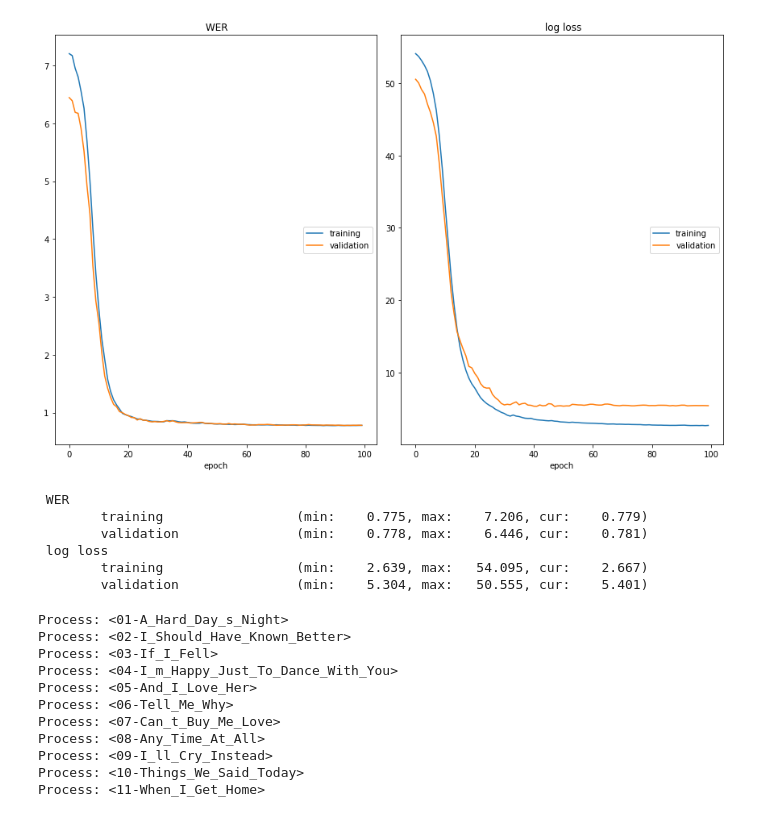
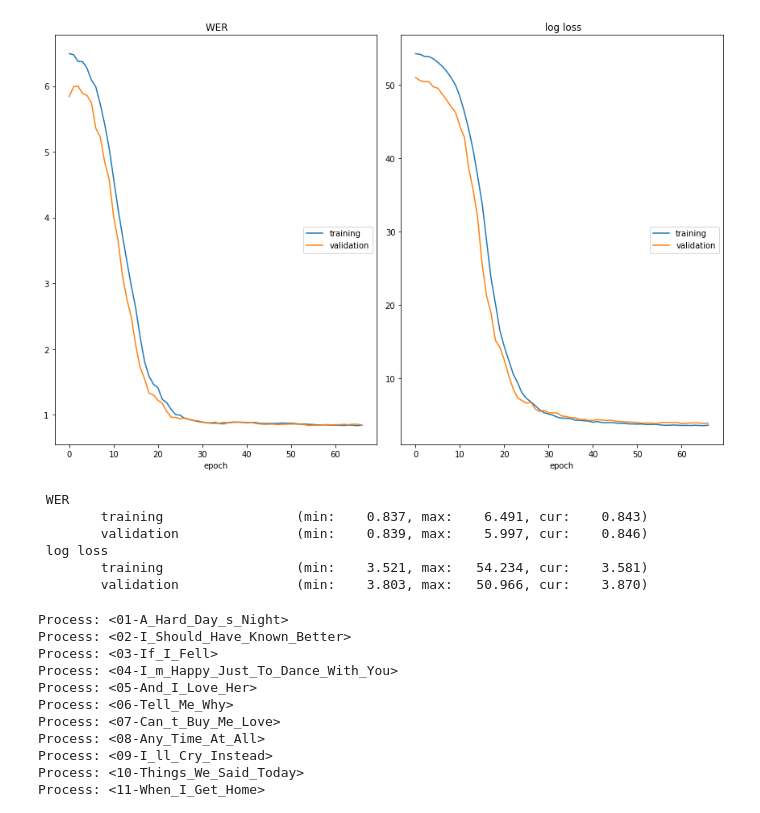
Before and after one commit to discort/chord-recognition, a Jupyter notebook: experiments/experiment6_4.ipynb, the cells around one changed output. Drawn from its saved outputs; the diff is of its cells as text; code cells hidden in the pictures.

```diff
--- a/experiments/experiment6_4.ipynb
+++ b/experiments/experiment6_4.ipynb
@@ -101,44 +101,44 @@ dataloaders = {
 # %%
 model = deep_harmony(
     n_feats=105,
-    n_rnn_layers=3,
+    n_rnn_layers=5,
     cnn_kwargs=dict(n_cnn_layers=3, block_depth=2, nonlinearity=nn.ReLU))
 
 if torch.cuda.is_available():
     model.cuda()
 
 learning_rate = 1e-3
 epochs=100
 weight_decay = 0
 optimizer = optim.AdamW(
     model.parameters(),
     lr=learning_rate,
     betas=(0.9, 0.999),
     weight_decay=weight_decay)
 scheduler = optim.lr_scheduler.OneCycleLR(
     optimizer=optimizer,
     max_lr=1e-3,
     steps_per_epoch=len(loader_train),
     epochs=epochs,
     anneal_strategy='linear',
 )
 
 solver = Solver(
     model=model,
     optimizer=optimizer,
     dataloaders=dataloaders,
     scheduler=scheduler,
     trained_model_name="deep_harmony_exp6_4.pth",
     epochs=epochs)
 solver.train()
 # %% [output]
-[figure, old version]
+[figure, new version]
  WER
-        training                 (min:    0.775, max:    7.206, cur:    0.779)
-        validation               (min:    0.778, max:    6.446, cur:    0.781)
+        training                 (min:    0.837, max:    6.491, cur:    0.843)
+        validation               (min:    0.839, max:    5.997, cur:    0.846)
  log loss
-        training                 (min:    2.639, max:   54.095, cur:    2.667)
-        validation               (min:    5.304, max:   50.555, cur:    5.401)
+        training                 (min:    3.521, max:   54.234, cur:    3.581)
+        validation               (min:    3.803, max:   50.966, cur:    3.870)
 # %%
 # Evaluate exp model
 # %%
```
Also changed, not shown: 1 other file.
